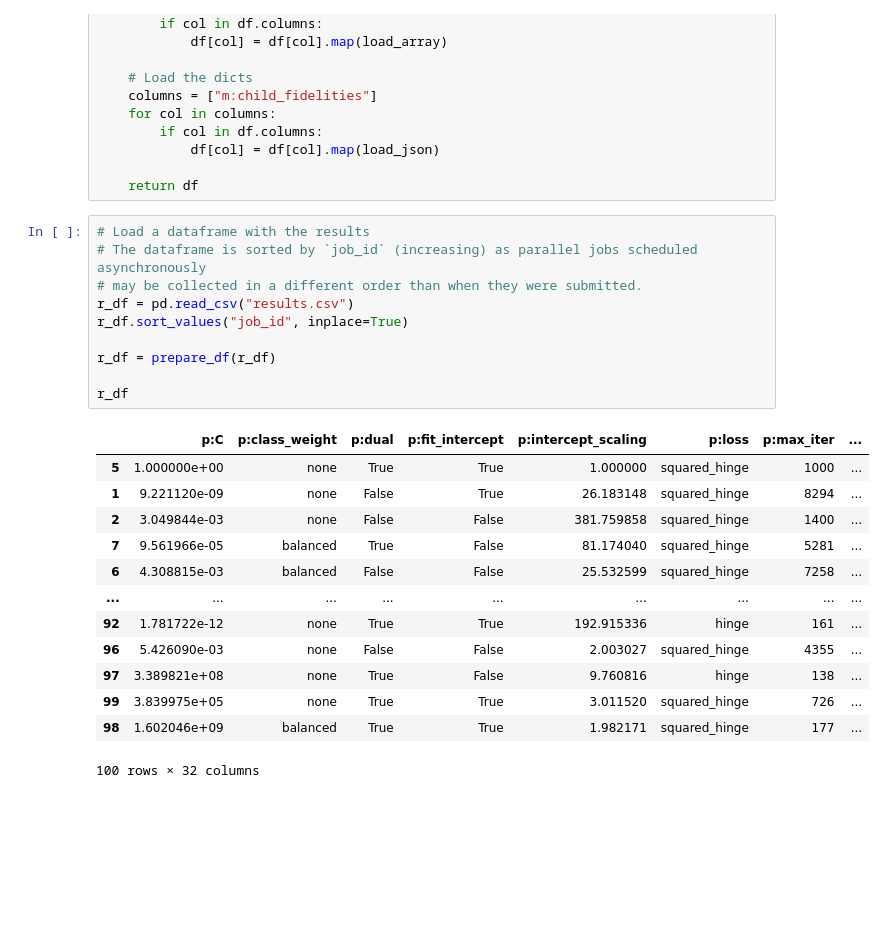
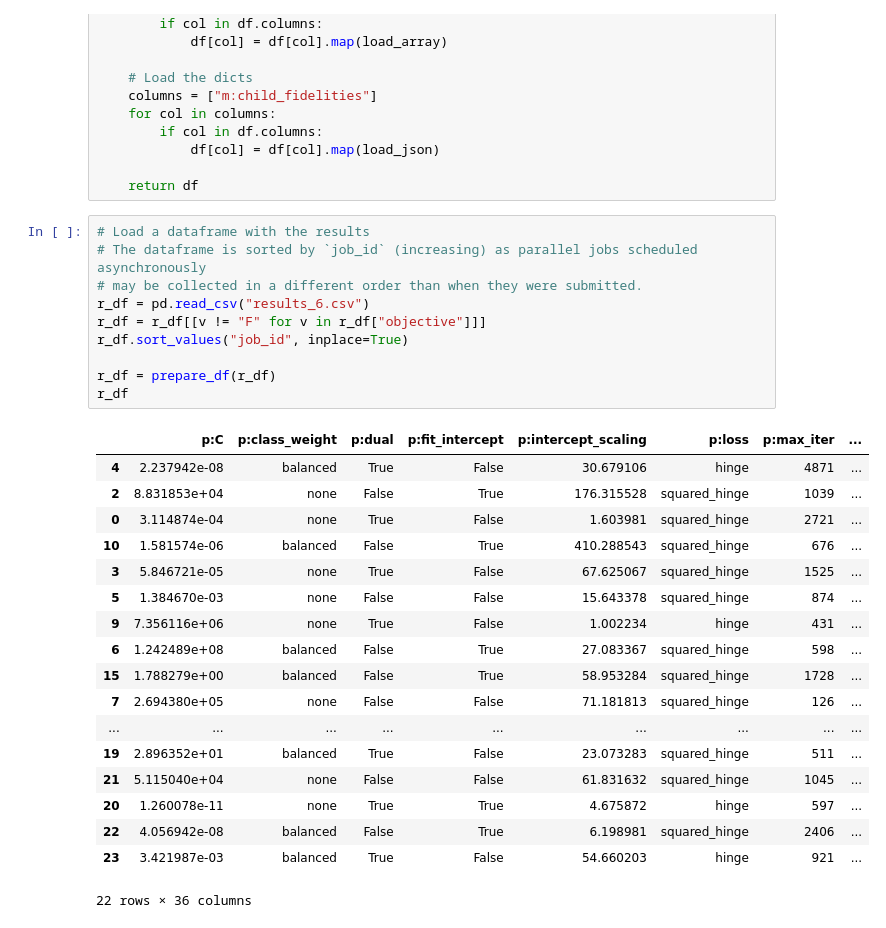
Before and after one commit to fmohr/lcdb, a Jupyter notebook: publications/2023-neurips/experiments/linearsvm/Analysis.ipynb, the cells around one changed output. Saved outputs shown, nothing was run; the diff lists cells and outputs as text; blank space fills up the shorter version.

```diff
--- a/publications/2023-neurips/experiments/linearsvm/Analysis.ipynb
+++ b/publications/2023-neurips/experiments/linearsvm/Analysis.ipynb
@@ -70,24 +70,29 @@ def prepare_df(df):
 # %%
 # Load a dataframe with the results
 # The dataframe is sorted by `job_id` (increasing) as parallel jobs scheduled asynchronously
 # may be collected in a different order than when they were submitted.
-r_df = pd.read_csv("results.csv")
+r_df = pd.read_csv("results_6.csv")
+r_df = r_df[[v != "F" for v in r_df["objective"]]]
 r_df.sort_values("job_id", inplace=True)
 
 r_df = prepare_df(r_df)
-
 r_df
 # %% [output]
 |  | p:C | p:class_weight | p:dual | p:fit_intercept | p:intercept_scaling | p:loss | p:max_iter | ... |
-| 5 | 1.000000e+00 | none | True | True | 1.000000 | squared_hinge | 1000 | ... |
-| 1 | 9.221120e-09 | none | False | True | 26.183148 | squared_hinge | 8294 | ... |
-| 2 | 3.049844e-03 | none | False | False | 381.759858 | squared_hinge | 1400 | ... |
-| 7 | 9.561966e-05 | balanced | True | False | 81.174040 | squared_hinge | 5281 | ... |
-| 6 | 4.308815e-03 | balanced | False | False | 25.532599 | squared_hinge | 7258 | ... |
+| 4 | 2.237942e-08 | balanced | True | False | 30.679106 | hinge | 4871 | ... |
+| 2 | 8.831853e+04 | none | False | True | 176.315528 | squared_hinge | 1039 | ... |
+| 0 | 3.114874e-04 | none | True | False | 1.603981 | squared_hinge | 2721 | ... |
+| 10 | 1.581574e-06 | balanced | False | True | 410.288543 | squared_hinge | 676 | ... |
+| 3 | 5.846721e-05 | none | True | False | 67.625067 | squared_hinge | 1525 | ... |
+| 5 | 1.384670e-03 | none | False | False | 15.643378 | squared_hinge | 874 | ... |
+| 9 | 7.356116e+06 | none | True | False | 1.002234 | hinge | 431 | ... |
+| 6 | 1.242489e+08 | balanced | False | True | 27.083367 | squared_hinge | 598 | ... |
+| 15 | 1.788279e+00 | balanced | False | True | 58.953284 | squared_hinge | 1728 | ... |
+| 7 | 2.694380e+05 | none | False | False | 71.181813 | squared_hinge | 126 | ... |
 | ... | ... | ... | ... | ... | ... | ... | ... | ... |
-| 92 | 1.781722e-12 | none | True | True | 192.915336 | hinge | 161 | ... |
-| 96 | 5.426090e-03 | none | False | False | 2.003027 | squared_hinge | 4355 | ... |
-| 97 | 3.389821e+08 | none | True | False | 9.760816 | hinge | 138 | ... |
-| 99 | 3.839975e+05 | none | True | True | 3.011520 | squared_hinge | 726 | ... |
-| 98 | 1.602046e+09 | balanced | True | True | 1.982171 | squared_hinge | 177 | ... |
+| 19 | 2.896352e+01 | balanced | True | False | 23.073283 | squared_hinge | 511 | ... |
+| 21 | 5.115040e+04 | none | False | False | 61.831632 | squared_hinge | 1045 | ... |
+| 20 | 1.260078e-11 | none | True | True | 4.675872 | hinge | 597 | ... |
+| 22 | 4.056942e-08 | balanced | False | True | 6.198981 | squared_hinge | 2406 | ... |
+| 23 | 3.421987e-03 | balanced | True | False | 54.660203 | hinge | 921 | ... |
-100 rows × 32 columns
+22 rows × 36 columns
```
Also changed, not shown: parts of 8 cells of this notebook, 2 other files.
